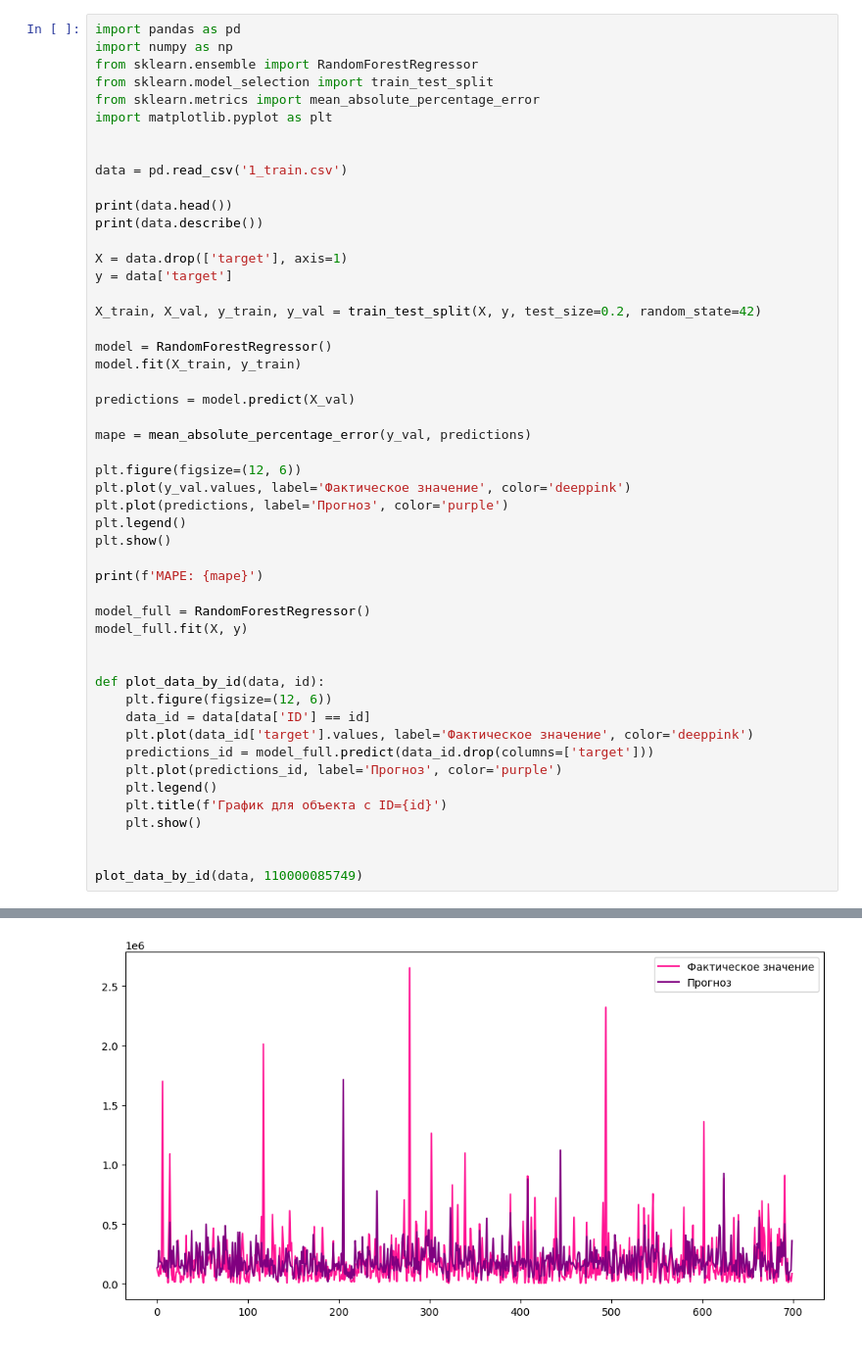
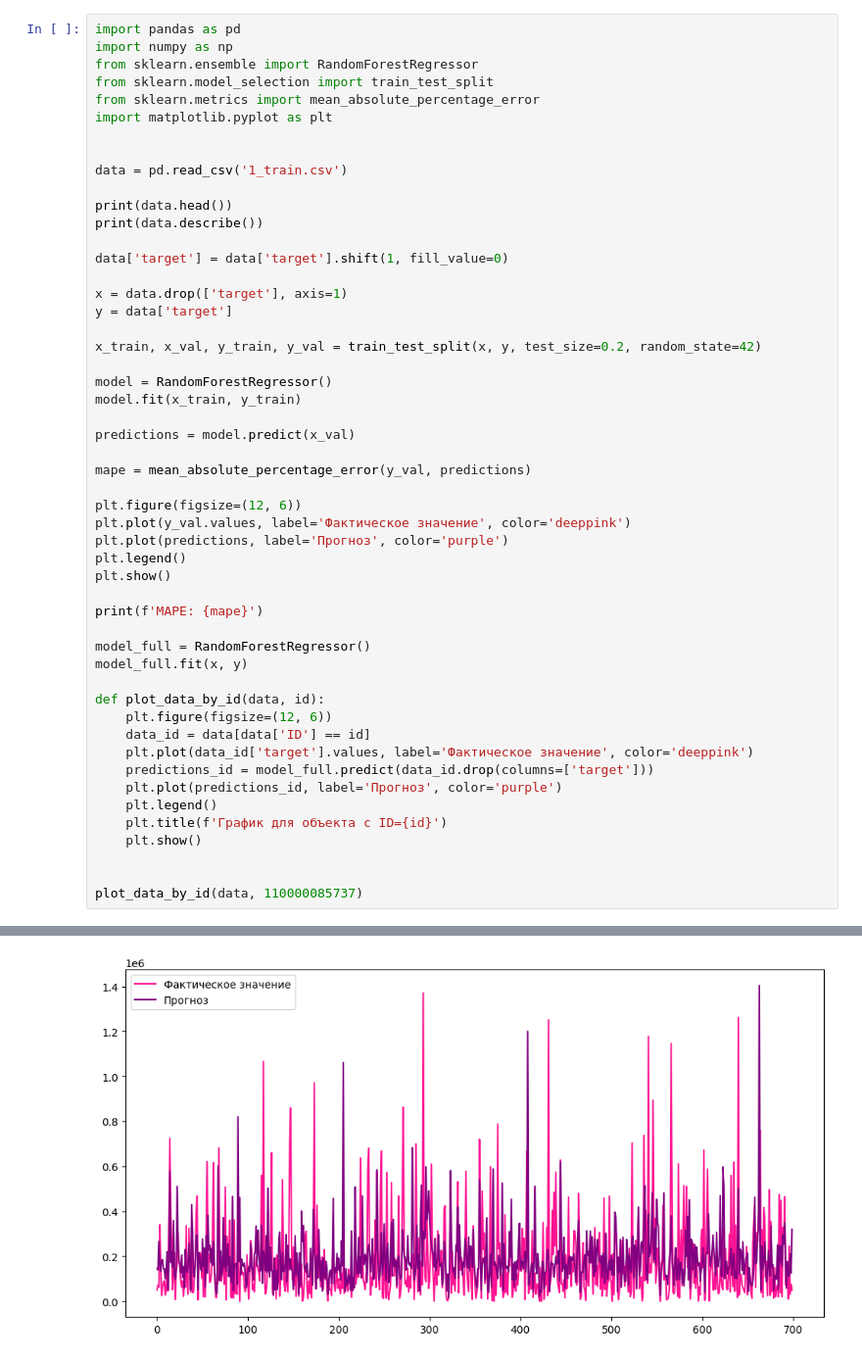
Before and after one commit to arinapruzhinina/ocrv_practice, a Jupyter notebook: task2.ipynb, the cells around one changed output, grey strips where cells are left out. Shown at 98% size. Drawn from its saved outputs; the diff is of its cells as text.

```diff
--- a/task2.ipynb
+++ b/task2.ipynb
@@ -12,15 +12,17 @@ data = pd.read_csv('1_train.csv')
 print(data.head())
 print(data.describe())
 
-X = data.drop(['target'], axis=1)
+data['target'] = data['target'].shift(1, fill_value=0)
+
+x = data.drop(['target'], axis=1)
 y = data['target']
 
-X_train, X_val, y_train, y_val = train_test_split(X, y, test_size=0.2, random_state=42)
+x_train, x_val, y_train, y_val = train_test_split(x, y, test_size=0.2, random_state=42)
 
 model = RandomForestRegressor()
-model.fit(X_train, y_train)
+model.fit(x_train, y_train)
 
-predictions = model.predict(X_val)
+predictions = model.predict(x_val)
 
 mape = mean_absolute_percentage_error(y_val, predictions)
 
@@ -33,37 +35,36 @@ plt.show()
 print(f'MAPE: {mape}')
 
 model_full = RandomForestRegressor()
-model_full.fit(X, y)
-
+model_full.fit(x, y)
 
 def plot_data_by_id(data, id):
     plt.figure(figsize=(12, 6))
     data_id = data[data['ID'] == id]
     plt.plot(data_id['target'].values, label='Фактическое значение', color='deeppink')
     predictions_id = model_full.predict(data_id.drop(columns=['target']))
     plt.plot(predictions_id, label='Прогноз', color='purple')
     plt.legend()
     plt.title(f'График для объекта с ID={id}')
     plt.show()
 
 
-plot_data_by_id(data, 110000085749)
+plot_data_by_id(data, 110000085737)
 # %% [output]
              ID  YEAR  MONTH  GRP1  GRP2  GRP3  GRP4  GRP5  GRP6  GRP7  ...  \
 0  110000085731  2020      1     0     0     0     0     0     3     0  ...
 1  110000085731  2020      2     0     0     0     0     0     1     0  ...
 2  110000085731  2020      3     0     0     0     0     0     0     0  ...
 3  110000085731  2020      4     0     0     0     0     0     0     0  ...
 4  110000085731  2020      5     0     0     0     0     0     0     0  ...
 
    GRP181  GRP182  GRP183  GRP184  GRP185  GRP186  GRP187  GRP188  GRP189  \
 0       0       0       0       0       0       0       0       0       0
 1       0       0       0       0       0       0       0       0       0
 2       0       0       0       0       0       0       0       0       0
 3       0       0       0       0       0       0       0       0       0
 ... (47 lines left out)
 75%       0.000000     0.0     0.000000  2.331405e+05
 max       1.000000     0.0     1.000000  4.937910e+06
 
 [8 rows x 192 columns]
-[figure, old version]
+[figure, new version]
```
Also changed, not shown: parts of 2 cells of this notebook.
